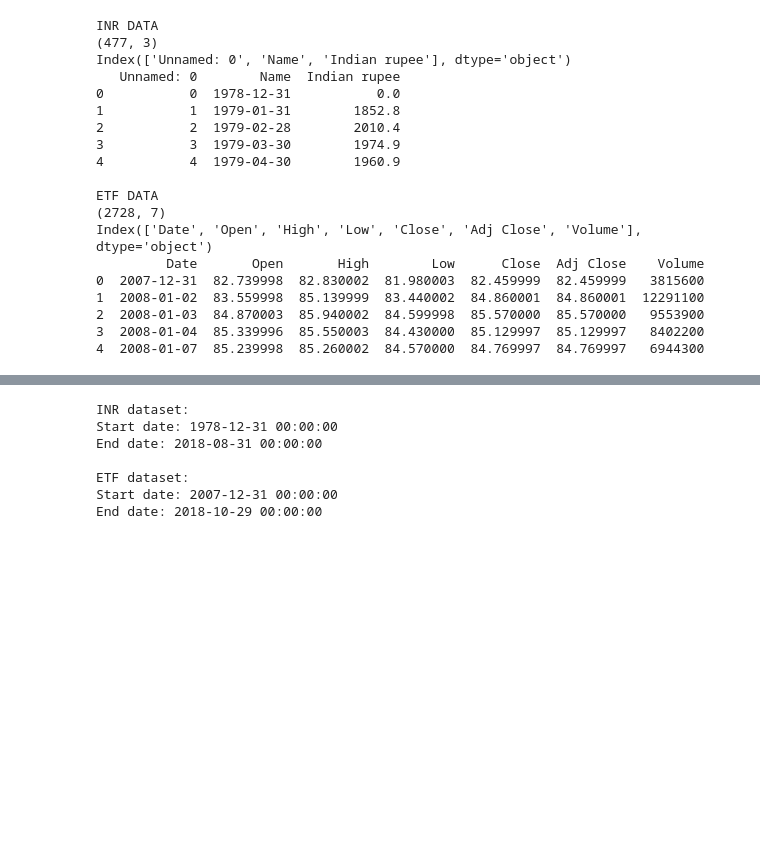
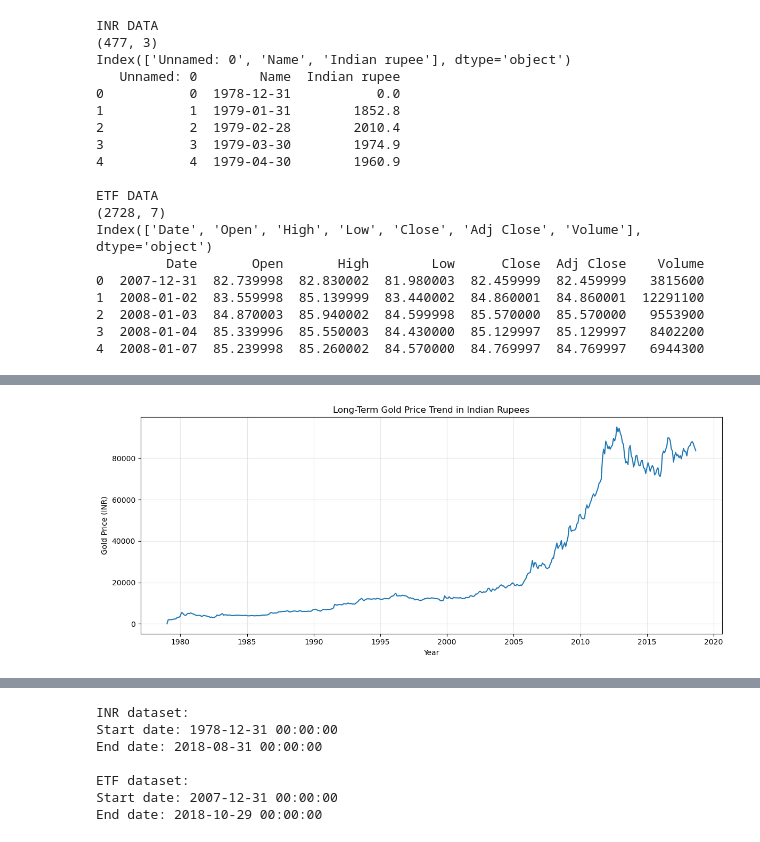
Before and after one commit to soniyakhandare/GoldSense, a Jupyter notebook: notebooks/GoldSense_Data_Cleaning_EDA.ipynb, the cells around one changed output, grey strips where cells are left out. Drawn from its saved outputs; the diff is of its cells as text; code cells hidden in the pictures; blank space fills up the shorter version.

```diff
--- a/notebooks/GoldSense_Data_Cleaning_EDA.ipynb
+++ b/notebooks/GoldSense_Data_Cleaning_EDA.ipynb
@@ -67,0 +71,8 @@ dtype: int64
+# %%
+# Converting date columns into proper datetime format
+
+df_inr["Name"] = pd.to_datetime(df_inr["Name"])
+df_etf["Date"] = pd.to_datetime(df_etf["Date"])
+
+print("INR date range:", df_inr["Name"].min(), "to", df_inr["Name"].max())
+print("ETF date range:", df_etf["Date"].min(), "to", df_etf["Date"].max())
@@ -67,0 +82,16 @@ dtype: int64
+# %%
+# Long-term historical gold price trend in INR
+
+plt.figure(figsize=(12, 5))
+
+plt.plot(df_inr["Name"], df_inr["Indian rupee"])
+
+plt.title("Long-Term Gold Price Trend in Indian Rupees")
+plt.xlabel("Year")
+plt.ylabel("Gold Price (INR)")
+plt.grid(True, alpha=0.3)
+
+plt.tight_layout()
+plt.show()
+# %% [output]
+[figure, added]
```
Also changed, not shown: parts of 10 cells of this notebook.
